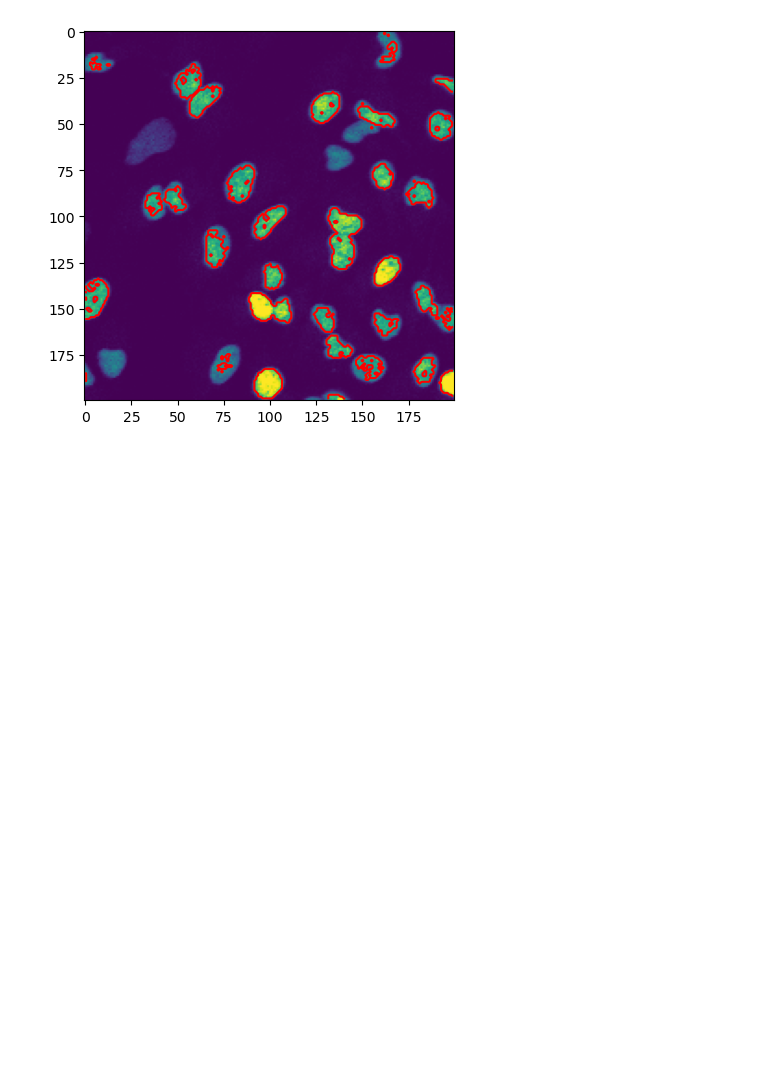
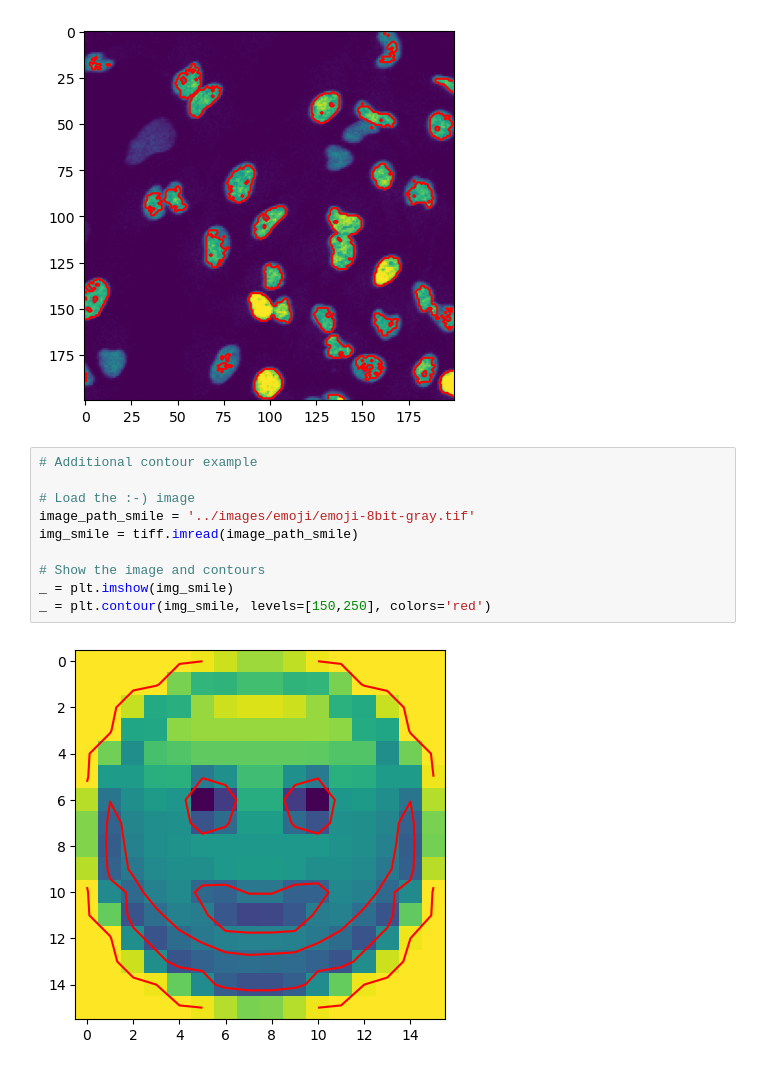
Before and after one commit to Jintram/Workshop_Py_image-analysis_2025, a Jupyter notebook: Answers/Bioimage-analysis_02_answers.ipynb, the cells around one changed output. Drawn from its saved outputs; the diff is of its cells as text; blank space fills up the shorter version.

```diff
--- a/Answers/Bioimage-analysis_02_answers.ipynb
+++ b/Answers/Bioimage-analysis_02_answers.ipynb
@@ -75,3 +117,15 @@ _ = plt.contour(img_nuclei_thresholded,
                 # levels determines at which level to draw isolines
 # %% [output]
 [figure]
+# %%
+# Additional contour example
+
+# Load the :-) image
+image_path_smile = '../images/emoji/emoji-8bit-gray.tif'
+img_smile = tiff.imread(image_path_smile)
+
+# Show the image and contours
+_ = plt.imshow(img_smile)
+_ = plt.contour(img_smile, levels=[150,250], colors='red')
+# %% [output]
+[figure, added]
```
Also changed, not shown: parts of 7 cells of this notebook, 12 other files.
